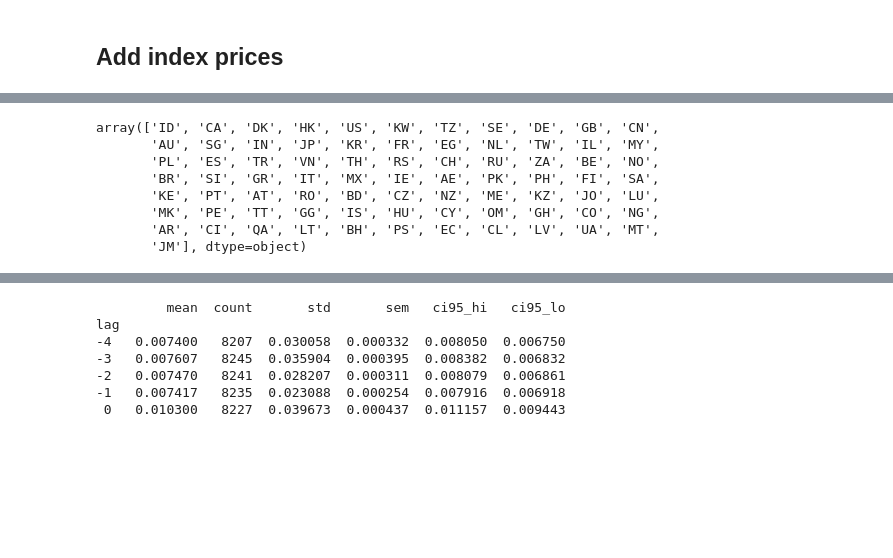
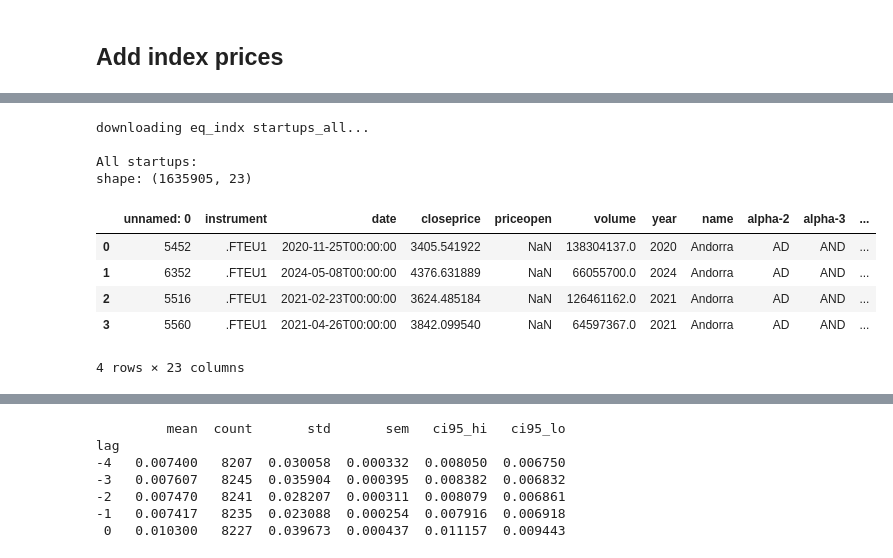
Before and after one commit to rogermasclans/starfire-2, a Jupyter notebook: notebooks/data2_refi_stock_market.ipynb, the cells around one changed output, grey strips where cells are left out. Cells and saved outputs as stored; diff of their text form; code cells hidden in the pictures; blank space fills up the shorter version.

```diff
--- a/notebooks/data2_refi_stock_market.ipynb
+++ b/notebooks/data2_refi_stock_market.ipynb
@@ -341,13 +349,49 @@ stock_prices_df
 # %%
-# Create dictionary mapping country codes to region to ticker symbol
-# First, get list of unique countries
-stock_prices_df['TR.ExchangeCountryCode'].unique()
+# Download equity indices from BQ
+print('downloading eq_indx startups_all... \n')
+
+# Define project on BQ
+project_id = "starfire-410116"
+
+# Authenticate to Google Cloud
+client = bigquery.Client(project=project_id)
+
+# Set allow_large_results to True
+job_config = bigquery.QueryJobConfig()
+job_config.allow_large_results = True
+
+
+# Construct the SQL query to fetch data from BigQuery
+query = f'''
+SELECT
+    *
+FROM `starfire-410116.derived.equity_indices_2000_2024`
+'''
+
+# Fetch data from BigQuery
+query_job = client.query(query, job_config=job_config)
+results = query_job.result()  # Waits for the query to complete
+
+# Convert the result to a pandas DataFrame
+eq_indx = results.to_dataframe()
+
+eq_indx['date_clean'] = eq_indx['date'].str[:10].astype(str)
+eq_indx.rename(columns={'ticker': 'index_ticker'}, inplace=True)
+
+eq_indx
+
+# Print the first few rows of the DataFrame
+print('All startups:')
+print(f'shape: {eq_indx.shape}')
+eq_indx.head(4)
 # %% [output]
-array(['ID', 'CA', 'DK', 'HK', 'US', 'KW', 'TZ', 'SE', 'DE', 'GB', 'CN',
-       'AU', 'SG', 'IN', 'JP', 'KR', 'FR', 'EG', 'NL', 'TW', 'IL', 'MY',
-       'PL', 'ES', 'TR', 'VN', 'TH', 'RS', 'CH', 'RU', 'ZA', 'BE', 'NO',
-       'BR', 'SI', 'GR', 'IT', 'MX', 'IE', 'AE', 'PK', 'PH', 'FI', 'SA',
-       'KE', 'PT', 'AT', 'RO', 'BD', 'CZ', 'NZ', 'ME', 'KZ', 'JO', 'LU',
-       'MK', 'PE', 'TT', 'GG', 'IS', 'HU', 'CY', 'OM', 'GH', 'CO', 'NG',
-       'AR', 'CI', 'QA', 'LT', 'BH', 'PS', 'EC', 'CL', 'LV', 'UA', 'MT',
-       'JM'], dtype=object)
+downloading eq_indx startups_all...
+
+All startups:
+shape: (1635905, 23)
+|  | unnamed: 0 | instrument | date | closeprice | priceopen | volume | year | name | alpha-2 | alpha-3 | ... |
+| 0 | 5452 | .FTEU1 | 2020-11-25T00:00:00 | 3405.541922 | NaN | 138304137.0 | 2020 | Andorra | AD | AND | ... |
+| 1 | 6352 | .FTEU1 | 2024-05-08T00:00:00 | 4376.631889 | NaN | 66055700.0 | 2024 | Andorra | AD | AND | ... |
+| 2 | 5516 | .FTEU1 | 2021-02-23T00:00:00 | 3624.485184 | NaN | 126461162.0 | 2021 | Andorra | AD | AND | ... |
+| 3 | 5560 | .FTEU1 | 2021-04-26T00:00:00 | 3842.099540 | NaN | 64597367.0 | 2021 | Andorra | AD | AND | ... |
+4 rows × 23 columns
```
Also changed, not shown: parts of 10 cells of this notebook.
